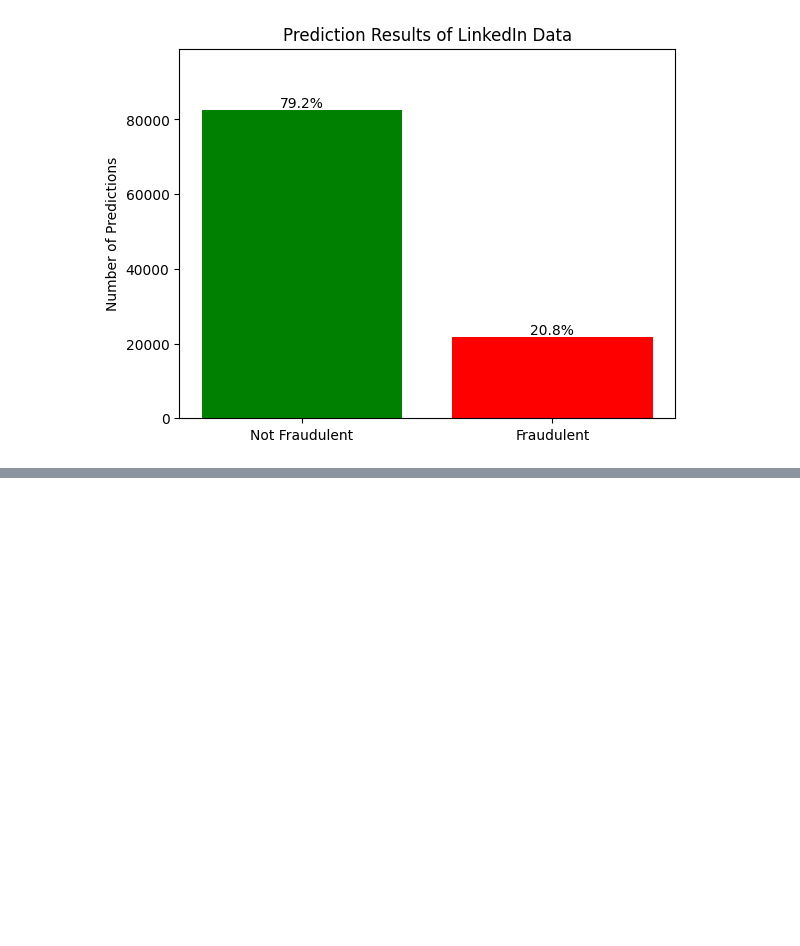
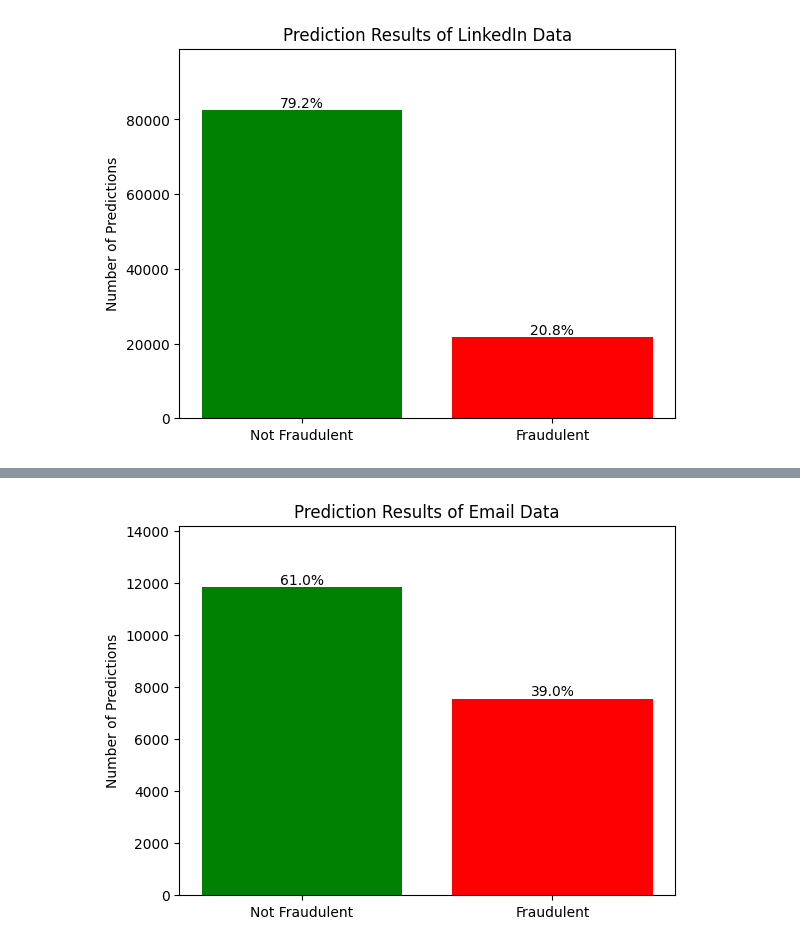
Before and after one commit to Drock54651/NLP-3832-Project-Fraud-Detection, a Jupyter notebook: fraud_final_project.ipynb, the cells around one changed output, grey strips where cells are left out. Drawn from its saved outputs; the diff is of its cells as text; code cells hidden in the pictures; blank space fills up the shorter version.

Commit message:
Added SMS and Email

```diff
--- a/fraud_final_project.ipynb
+++ b/fraud_final_project.ipynb
@@ -1109,0 +1155,6 @@ plt.show()
+# %%
+email_encodings = tokenize_data(X_test_email, tokenizer)
+email_results, email_confidence = predict_from_encodings(email_encodings)
+# %%
+email_binary_predictions = np.array([1 if pred == "Fraudulent" else 0 for pred in email_results])
+email_fraudulent_indices = np.where(email_binary_predictions == 1)[0]
@@ -1109,0 +1177,23 @@ plt.show()
+# %%
+# Count occurrences
+counts = np.bincount(email_binary_predictions)
+labels = ['Not Fraudulent', 'Fraudulent']
+total = counts.sum()
+percentages = (counts / total) * 100
+
+# Create bar chart
+fig, ax = plt.subplots()
+bars = ax.bar(labels, counts, color=['green', 'red'])
+
+# Annotate each bar with its percentage
+for bar, percent in zip(bars, percentages):
+    height = bar.get_height()
+    ax.text(bar.get_x() + bar.get_width() / 2, height + 1, f'{percent:.1f}%',
+            ha='center', va='bottom', fontsize=10)
+
+ax.set_ylabel('Number of Predictions')
+ax.set_title('Prediction Results of Email Data')
+plt.ylim(0, max(counts) * 1.2)
+plt.show()
+# %% [output]
+[figure, added]
```
Also changed, not shown: parts of 5 cells of this notebook.
